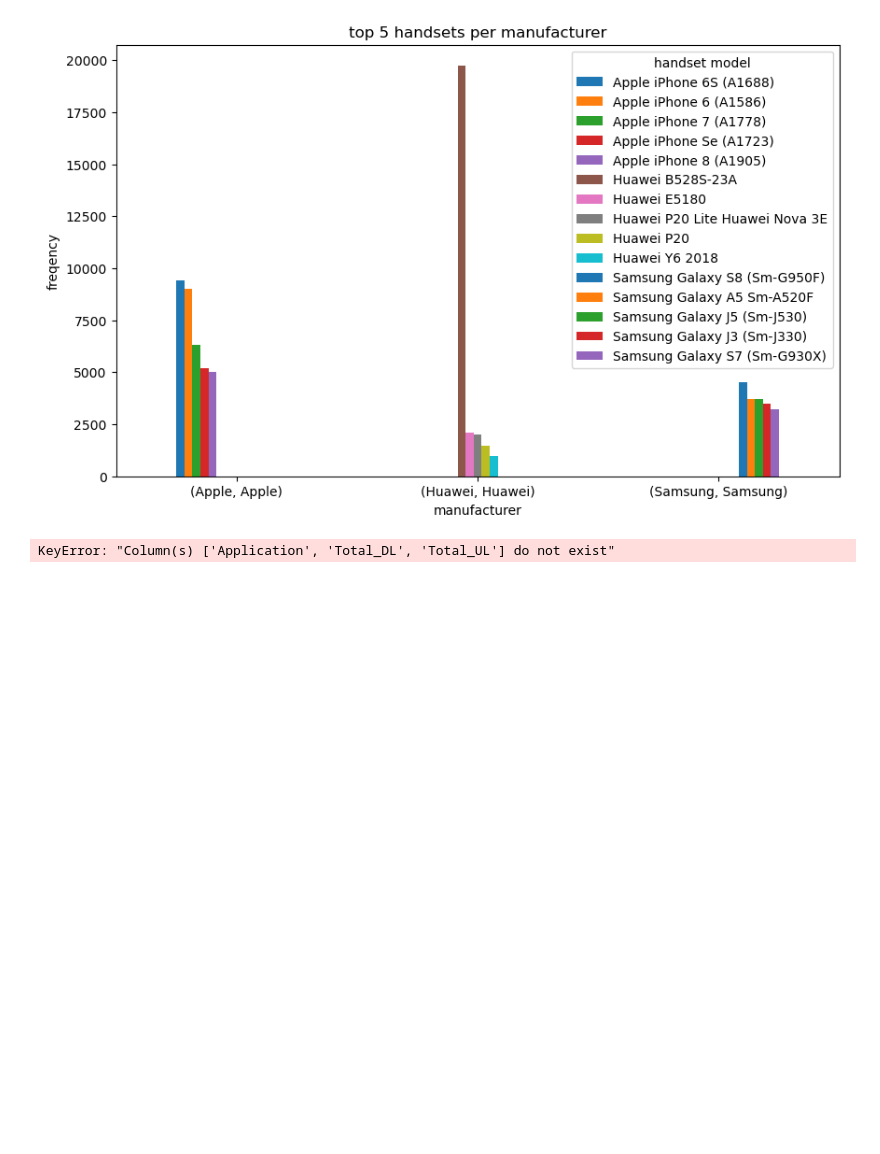
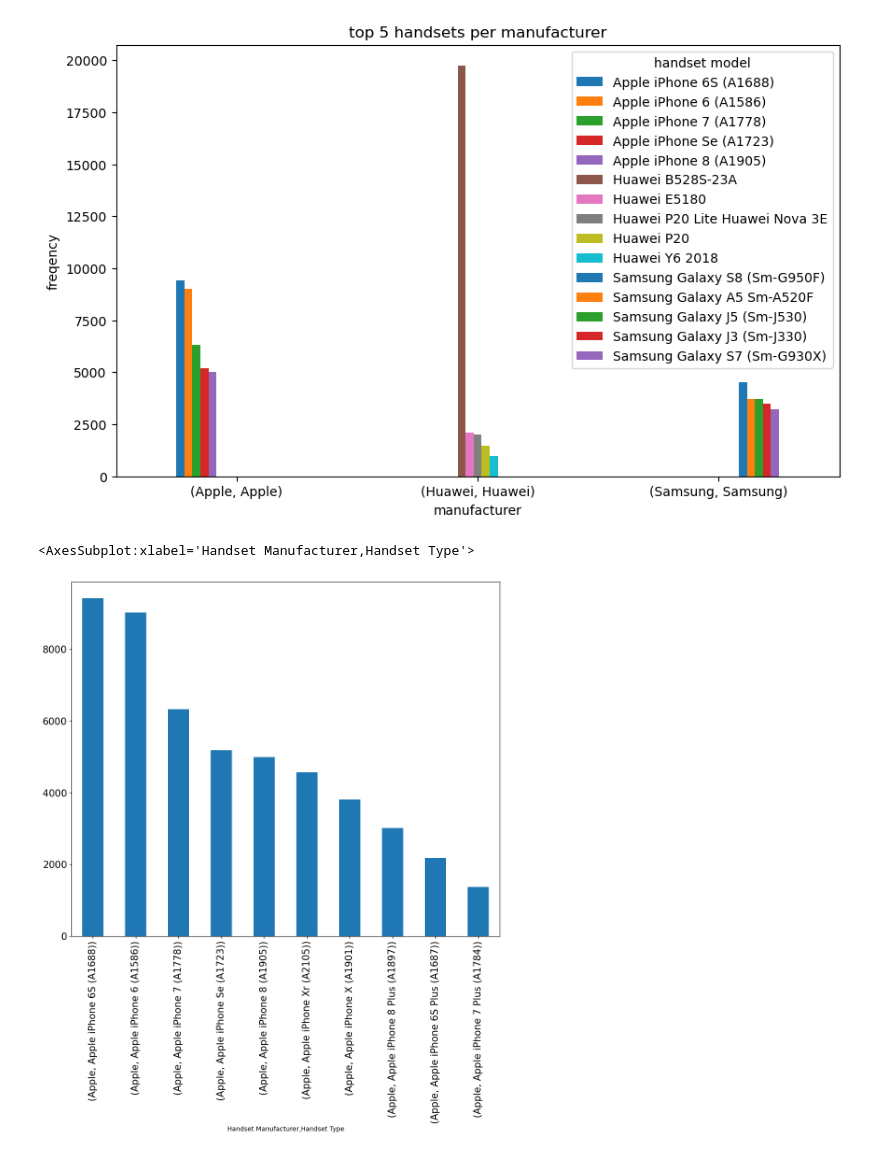
Before and after one commit to mekdes975/10telecom, a Jupyter notebook: notebooks/telecom.ipynb, the cells around one changed output. Saved outputs shown, nothing was run; the diff lists cells and outputs as text; code cells hidden in the pictures; blank space fills up the shorter version.

```diff
--- a/notebooks/telecom.ipynb
+++ b/notebooks/telecom.ipynb
@@ -698,33 +699,10 @@ plt.legend(title = 'handset model')
 plt.show()
 # %% [output]
 [figure]
-# %%
-# to aggregate per user information
-
-#aggregate per user information
-
-user_summary = df.groupby('MSISDN/Number').agg({
-   #'Total UL': 'sum',
-   'Dur. (ms)': 'sum',
-   'Total_DL' : 'sum',
-    'Total_UL': 'sum',
-    'Application' : lambda x: x.value_counts().to_dict()
-})
-
-# rename the columns for clarity
-
-user_summary = user_summary.rename(columns = {
-    #'XDR_Session': 'Number_of_xDR_Sessions',
-    'Dur. (ms)' : 'Total_session_Duration',
-    'DL_Data' : 'Total_DL_Data',
-    'UL_Data' : 'Total_UL_Data',
-    'Application' : 'Total_Data_Volume_by_application'
-
-
-})
-
-#print the user summary
-
-print(user_summary)
-# %% [output]
-KeyError: "Column(s) ['Application', 'Total_DL', 'Total_UL'] do not exist"
+# %%
+handset_man= df_cleaned[df_cleaned['Handset Manufacturer'].isin(['Apple','Sumsung','Huawei'])]
+handset_man.groupby('Handset Manufacturer')['Handset Type'].value_counts()[:10].plot.bar(
+    figsize=(12, 10), fontsize=15)
+# %% [output]
+<AxesSubplot:xlabel='Handset Manufacturer,Handset Type'>
+[figure, added]
```
Also changed, not shown: parts of 11 cells of this notebook.
